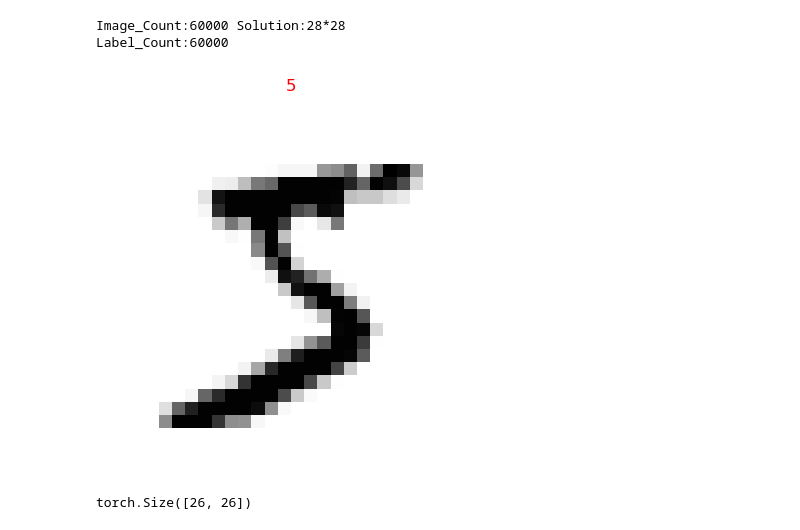
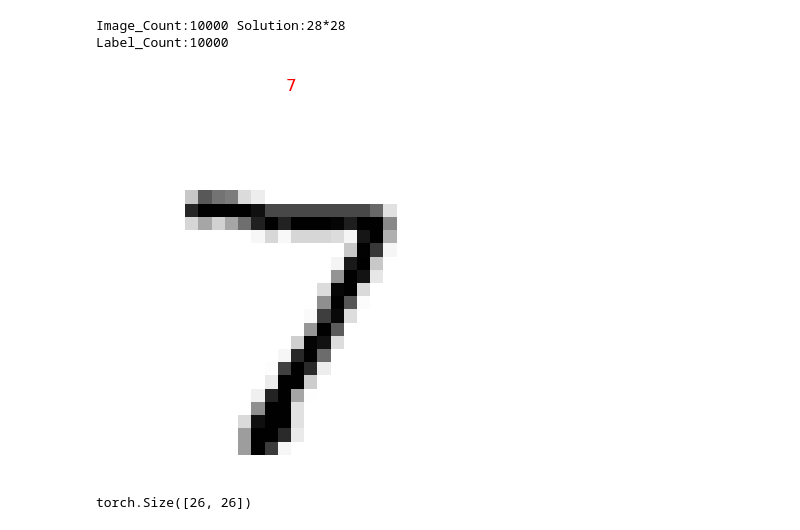
Before and after one commit to Gancenty/Machine_Learning, a Jupyter notebook: mnist_save.ipynb, the cells around one changed output. Cells and saved outputs as stored; diff of their text form; code cells hidden in the pictures.

```diff
--- a/mnist_save.ipynb
+++ b/mnist_save.ipynb
@@ -20,37 +20,37 @@ def save_mnist_pic(image_dir,label_dir,save_img_count,store_dir='.\\img\\'):
             pic[i,:,:]=x
     with open(label_dir,'rb') as fp:
         label_info=struct.unpack('>II',fp.read(4*2))
         if label_info[0] != 0x0801:
             print("not a label file!")
             return
         print("Label_Count:%d"%(label_info[1]))
         if label_info[1] != image_info[1]:
             print("the label count is not same as the image count!")
             return None,None
         raw_label = fp.read()
         label = list(raw_label)
     os.makedirs(store_dir,exist_ok=True)
     for i in range(save_img_count):
         plt.imsave(store_dir+str(i)+'.jpg',pic[i],cmap='Greys')
     return pic,label
 
 
 train_mnist_pic_dir = os.path.join('./MNIST/MNIST/raw/train-images-idx3-ubyte')
 train_mnist_label_dir = os.path.join('./MNIST/MNIST/raw/train-labels-idx1-ubyte')
 
 test_mnist_pic_dir = os.path.join('./MNIST/MNIST/raw/t10k-images-idx3-ubyte')
 test_mnist_label_dir = os.path.join('./MNIST/MNIST/raw/t10k-labels-idx1-ubyte')
 
 
-pic,label= save_mnist_pic(train_mnist_pic_dir,train_mnist_label_dir,0)
+pic,label= save_mnist_pic(test_mnist_pic_dir,test_mnist_label_dir,0)
 plt.title(str(label[0]),color='r')
 plt.axis('off')
 plt.imshow(pic[0],cmap='Greys')
 plt.show()
 # %% [output]
-Image_Count:60000 Solution:28*28
-Label_Count:60000
+Image_Count:10000 Solution:28*28
+Label_Count:10000
-[figure, old version]
+[figure, new version]
 # %%
 def show_img(img,label):
     fig,axes = plt.subplots(1,1)
```
Also changed, not shown: 2 other files.
